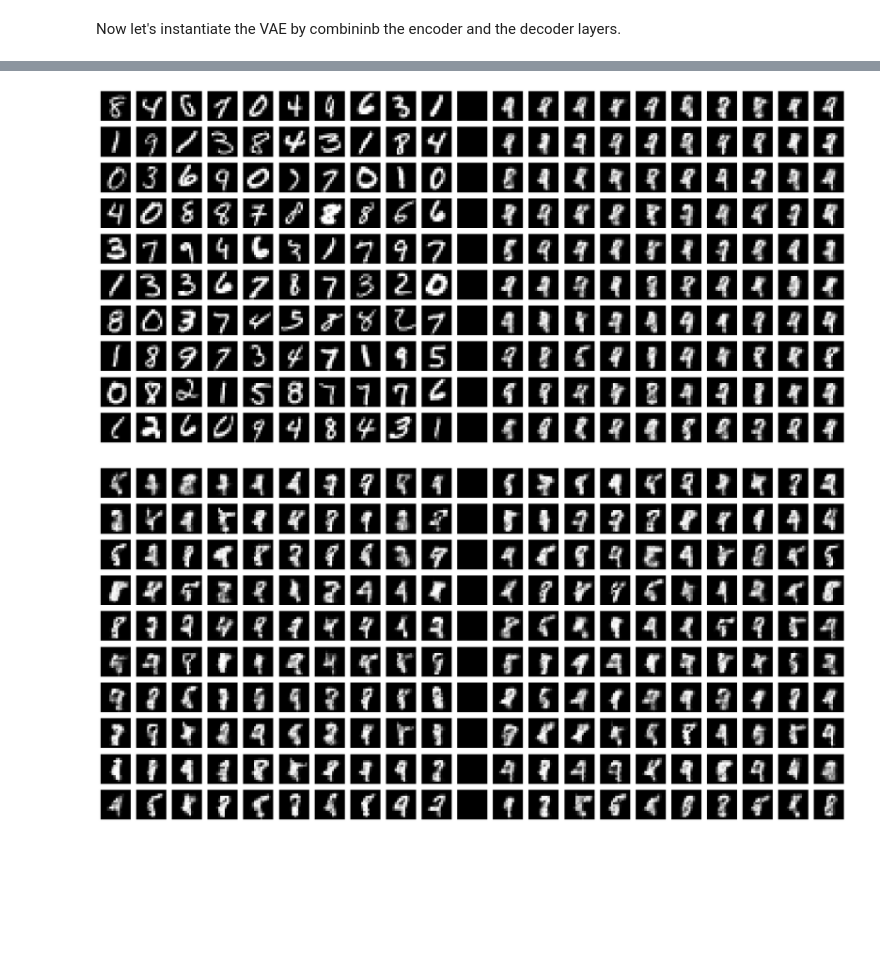
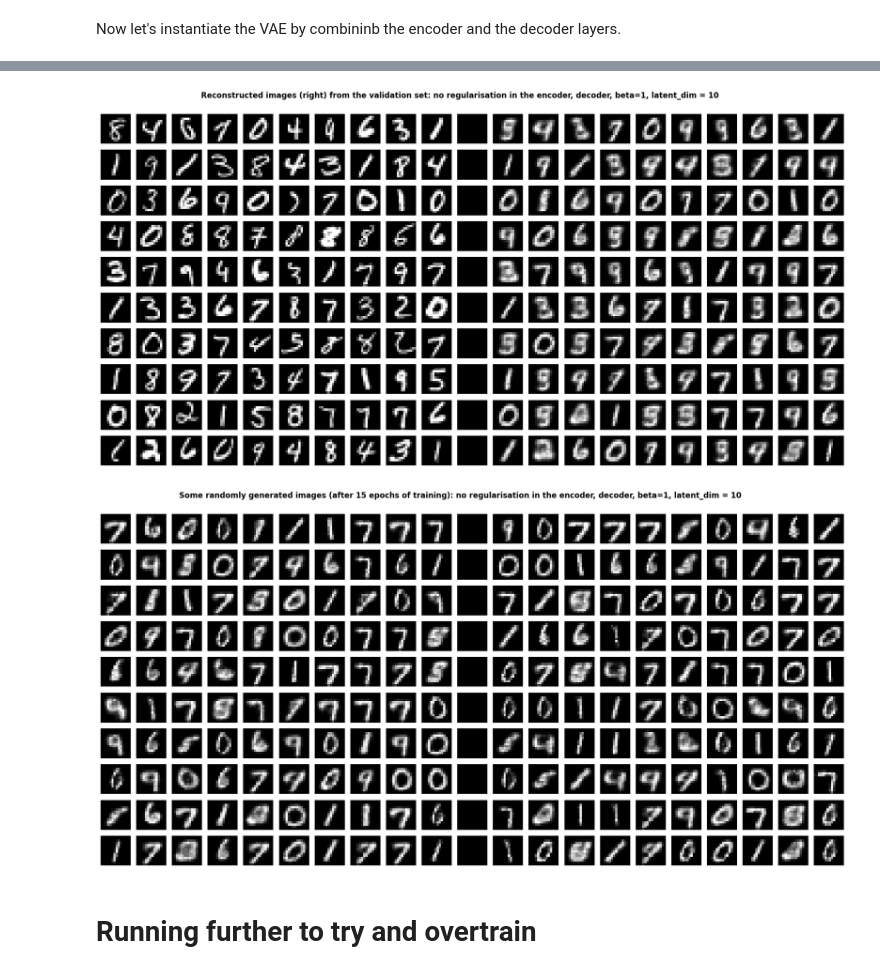
Before and after one commit to AtSourav/Beta-VAE-on-MNIST, a Jupyter notebook: temp.ipynb, the cells around one changed output, grey strips where cells are left out. Drawn from its saved outputs; the diff is of its cells as text; code cells hidden in the pictures; blank space fills up the shorter version.

```diff
--- a/temp.ipynb
+++ b/temp.ipynb
@@ -52,26 +58,26 @@ encoder_input = keras.Input(shape=input_size)
 x = layers.Conv2D(10, 2, padding="valid")(encoder_input)
 x = layers.MaxPooling2D(pool_size=(2, 2), strides=None, padding="same")(x)    # with strides=None this defaults to pool_size
 #x = layers.SpatialDropout2D(0.01)(x)
-x = layers.BatchNormalization(axis=-1)(x) # the default data_format in the conv2d is "channels last", we want to normalize across the channels, hence we set axis=-1
+#x = layers.BatchNormalization(axis=-1)(x) # the default data_format in the conv2d is "channels last", we want to normalize across the channels, hence we set axis=-1
 x = layers.ReLU()(x)
 
 x = layers.Conv2D(30, 2, padding="valid")(x)
 x = layers.MaxPooling2D(pool_size=(2, 2), strides=(2,2), padding="valid")(x)
 #x = layers.SpatialDropout2D(0.01)(x)
-x = layers.BatchNormalization(axis=-1)(x)
+#x = layers.BatchNormalization(axis=-1)(x)
 x = layers.ReLU()(x)
 
 x = layers.Conv2D(50, 2, padding="valid")(x)
 x = layers.MaxPooling2D(pool_size=(2, 2), strides=(1,1), padding="valid")(x)
 #x = layers.SpatialDropout2D(0.001)(x)
-x = layers.BatchNormalization(axis=-1)(x)
+#x = layers.BatchNormalization(axis=-1)(x)
 x = layers.ReLU()(x)
 
 x = layers.Flatten()(x)
 
 #x = layers.Dense(8*latent_dim)(x)
-x = layers.Dense(2*latent_dim, kernel_regularizer=l2_reg)(x)
-x = layers.BatchNormalization(axis=-1)(x)
+x = layers.Dense(2*latent_dim)(x)
+#x = layers.BatchNormalization(axis=-1)(x)
 x = layers.ReLU()(x)
 
 z_mean = layers.Dense(latent_dim, name="z_mean")(x)
@@ -294,6 +256,10 @@ img_recon_train = decoder(z_train_sample)
 
 digits_train_recon = plt.figure(figsize=(21,10))    # we leave one column of difference between the 10x10 grid of training images and 10x10 of validation images
                                         # it's weird that the order of axes in figsize is the opposite to that in add_subplot
+digits_train_recon.suptitle('Reconstructed images (right) from the training set after 15 epochs: no regularisation in the encoder, decoder, beta=1, latent_dim = 10', fontweight= 'bold', y=0.93)
+
+digits_train_recon.tight_layout()
+
 for i in range(210):
   digits_train_recon.add_subplot(10,21,i+1)
   j = int(np.floor(i/21))
@@ -306,7 +272,7 @@ for i in range(210):
     plt.imshow(img, cmap='gray')
     plt.axis('off')
   else:
-    img = img_recon_train[j*10 + (i%21) - 12]
+    img = img_recon_train[j*10 + (i%21) - 11]
     plt.imshow(img, cmap='gray')
     plt.axis('off')
 # %% [output]
@@ -313,0 +280,18 @@ for i in range(210):
+# %%
+# colab doesn't display the mp4 video
+
+concat_train = tf.concat([img_train_sample, img_recon_train],2)     # to put the original image and the reconstruction next to each other into a (14,28,1) image
+
+frames = []
+
+concat_recon_vid = plt.figure(figsize=(3,6))
+plt.axis('off')
+concat_recon_vid.suptitle('Video of reconstruction of training images: no regularisation in the encoder/decoder, beta=1, latent_dim = 10', fontweight= 'bold', y=0.93)
+
+for i in range(25):
+    frames.append([plt.imshow(concat_train[i], animated=True)])
+
+vid = animation.ArtistAnimation(concat_recon_vid, frames, interval=50, blit=True,
+                                repeat_delay=1000)
+# vid.save('recon_train_vid.mp4')
+plt.show()
@@ -314,30 +300,34 @@ for i in range(210):
 # %%
 np.random.seed(14)
 
 va_tg_indices = np.random.randint(0,10000,size = 100)
 img_valid_sample = tf.convert_to_tensor(np.array(img_valid)[va_tg_indices])
 _,_,z_valid_sample = encoder(img_valid_sample)
 img_recon_valid = decoder(z_valid_sample)
 
 digits_valid_recon = plt.figure(figsize=(21,10))
+
+digits_valid_recon.suptitle('Reconstructed images (right) from the validation set after 15 epochs: no regularisation in the encoder, decoder, beta=1, latent_dim = 10', fontweight= 'bold', y=0.93)
+
+digits_valid_recon.tight_layout()
 
 for i in range(210):
   digits_valid_recon.add_subplot(10,21,i+1)
   j = int(np.floor(i/21))
   if (i%21) <10:
     img = img_valid[va_tg_indices[j*10 + (i%21)]]
     plt.imshow(img, cmap='gray')
     plt.axis('off')
   elif (i%21)==10:
     img = np.ones((14,14,1))
     plt.imshow(img, cmap='gray')
     plt.axis('off')
   else:
-    img = img_recon_valid[j*10 + (i%21) - 12]
+    img = img_recon_valid[j*10 + (i%21) - 11]
     plt.imshow(img, cmap='gray')
     plt.axis('off')
 # %% [output]
-[figure, old version]
+[figure, new version]
 # %%
 np.random.seed(100)
 
@@ -357,6 +347,9 @@ img_rand_recon_va = decoder(z_rand_valid)
 
 digits_rand_recon = plt.figure(figsize=(21,10))    # we leave one column of difference between the 10x10 grid of training images and 10x10 of validation images
                                         # it's weird that the order of axes in figsize is the opposite to that in add_subplot
+digits_rand_recon.suptitle('Some randomly generated images (after 15 epochs of training): no regularisation in the encoder, decoder, beta=1, latent_dim = 10', fontweight= 'bold', y=0.93)
+
+
 for i in range(210):
   digits_rand_recon.add_subplot(10,21,i+1)
   j = int(np.floor(i/21))
@@ -373,4 +366,6 @@ for i in range(210):
     plt.imshow(img, cmap='gray')
     plt.axis('off')
 # %% [output]
-[figure, old version]
+[figure, new version]
+# %% [markdown]
+# **Running further to try and overtrain**
```
Also changed, not shown: parts of 24 cells of this notebook.
